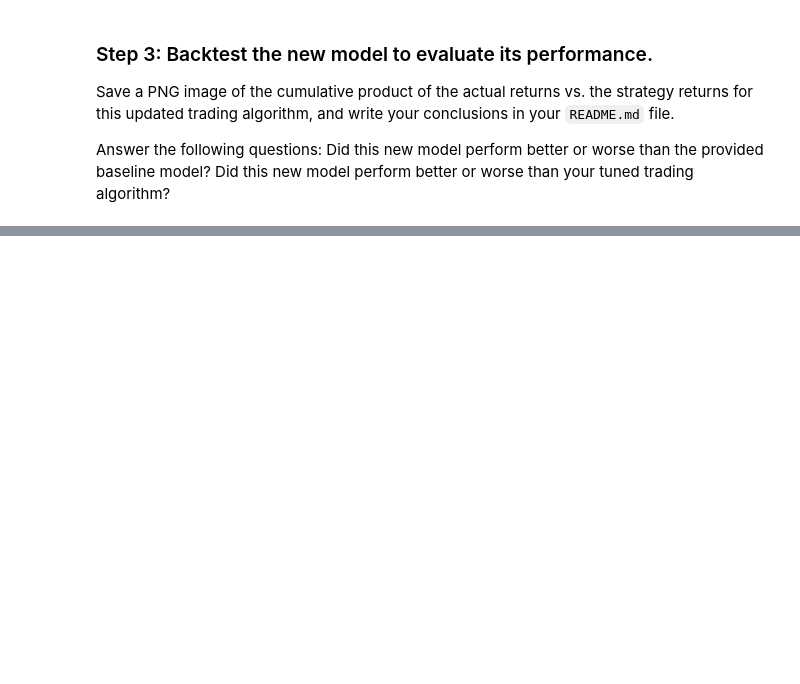
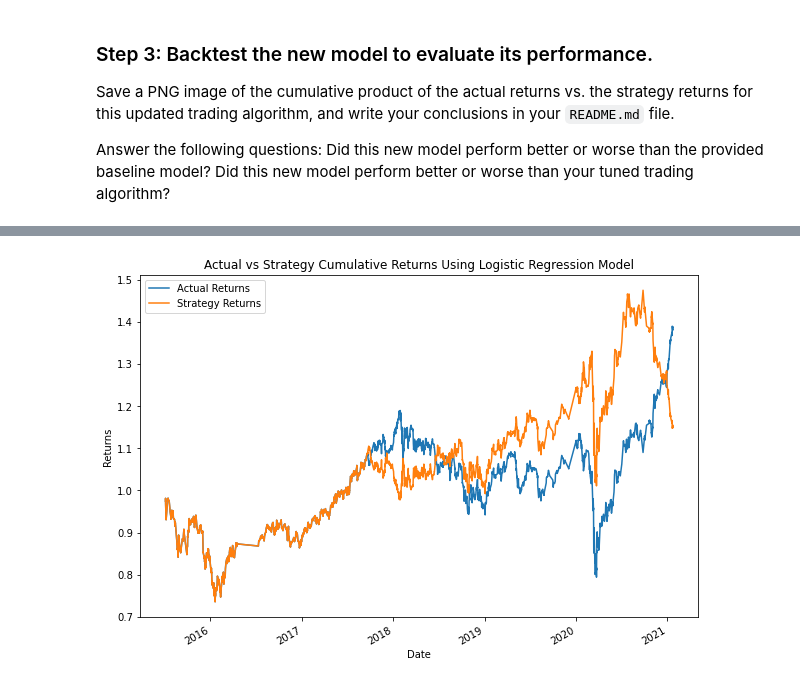
Before and after one commit to AbsurdSophist/Module_14_Challenge, a Jupyter notebook: Starter_Code/machine_learning_trading_bot.ipynb, the cells around one changed output, grey strips where cells are left out. Cells and saved outputs as stored; diff of their text form; code cells hidden in the pictures; blank space fills up the shorter version.

```diff
--- a/Starter_Code/machine_learning_trading_bot.ipynb
+++ b/Starter_Code/machine_learning_trading_bot.ipynb
@@ -427,18 +426,18 @@ In this section, you’ll use the original parameters that the starter code prov
 ### Step 1:  Import a new classifier, such as `AdaBoost`, `DecisionTreeClassifier`, or `LogisticRegression`. (For the full list of classifiers, refer to the [Supervised learning page](https://scikit-learn.org/stable/supervised_learning.html) in the scikit-learn documentation.)
 # %%
 # Import a new classifier from SKLearn
-# YOUR CODE HERE
+from sklearn.linear_model import LogisticRegression
 
 # Initiate the model instance
-# YOUR CODE HERE
+logistic_regression_model = LogisticRegression()
 # %% [markdown]
 ### Step 2: Using the original training data as the baseline model, fit another model with the new classifier.
 # %%
 # Fit the model using the training data
-model = # YOUR CODE HERE
+model = logistic_regression_model.fit(X_train_scaled, y_train)
 
 # Use the testing dataset to generate the predictions for the new model
-pred = # YOUR CODE HERE
+pred = logistic_regression_model.predict(X_test_scaled)
 
 # Review the model's predicted values
-# YOUR CODE HERE
+pred
@@ -459,17 +469,16 @@ Did this new model perform better or worse than your tuned trading algorithm?
 # %%
-# Create a new empty predictions DataFrame.
+# Create a predictions DataFrame
+predictions_df = pd.DataFrame(index=X_test.index)
 
-# Create a predictions DataFrame
-# YOUR CODE HERE
-
-# Add the SVM model predictions to the DataFrame
-# YOUR CODE HERE
+# Add the logistic regression model predictions to the DataFrame
+predictions_df['Predicted'] = pred
 
 # Add the actual returns to the DataFrame
-# YOUR CODE HERE
+predictions_df['Actual Returns'] = signals_df['Actual Returns']
 
 # Add the strategy returns to the DataFrame
-# YOUR CODE HERE
+predictions_df['Strategy Returns'] = (predictions_df["Actual Returns"] * predictions_df["Predicted"])
 
 # Review the DataFrame
-# YOUR CODE HERE
+display(predictions_df.head())
+display(predictions_df.tail())
@@ -478,0 +500,12 @@ Did this new model perform better or worse than your tuned trading algorithm?
+# %%
+# Plot the actual returns versus the strategy returns
+lr_cumulative_return_plot = (1 + predictions_df[['Actual Returns', 'Strategy Returns']]).cumprod().plot(
+    title = 'Actual vs Strategy Cumulative Returns Using Logistic Regression Model',
+    figsize = (10 , 7),
+    ylabel = 'Returns',
+    xlabel = 'Date'
+)
+
+lr_cumulative_return_plot.get_figure().savefig("lr_cumulative_return_plot.png", bbox = 'tight')
+# %% [output]
+[figure, added]
```
Also changed, not shown: parts of 7 cells of this notebook, 7 other files.
